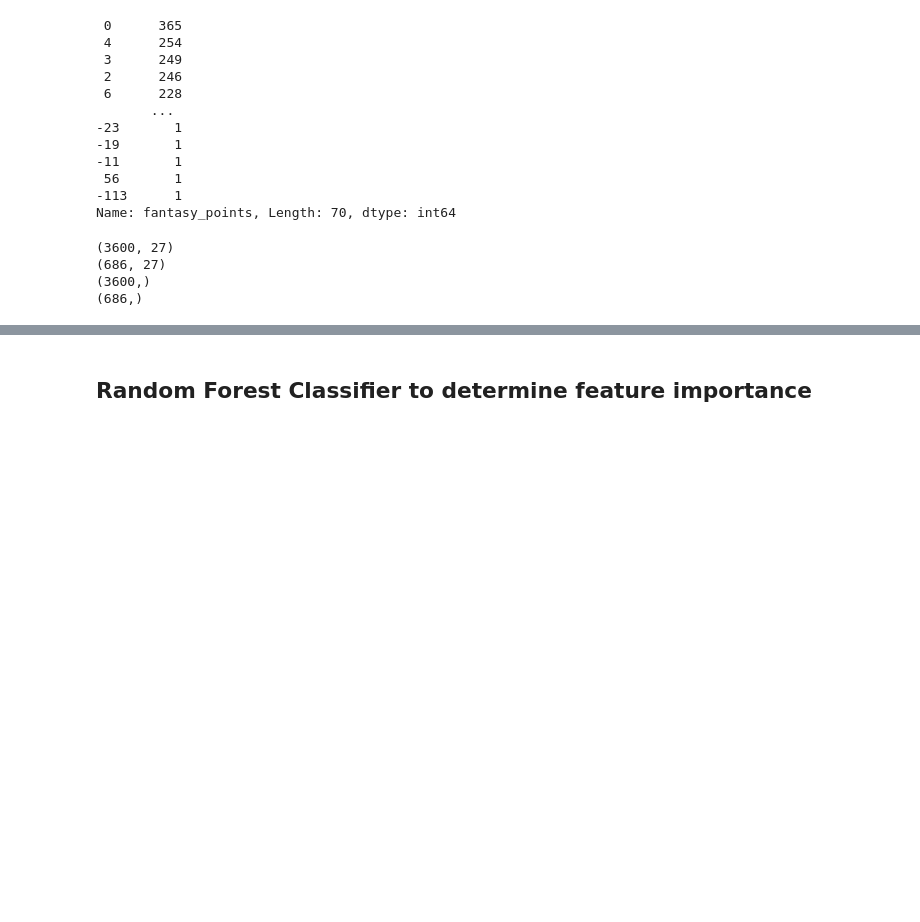
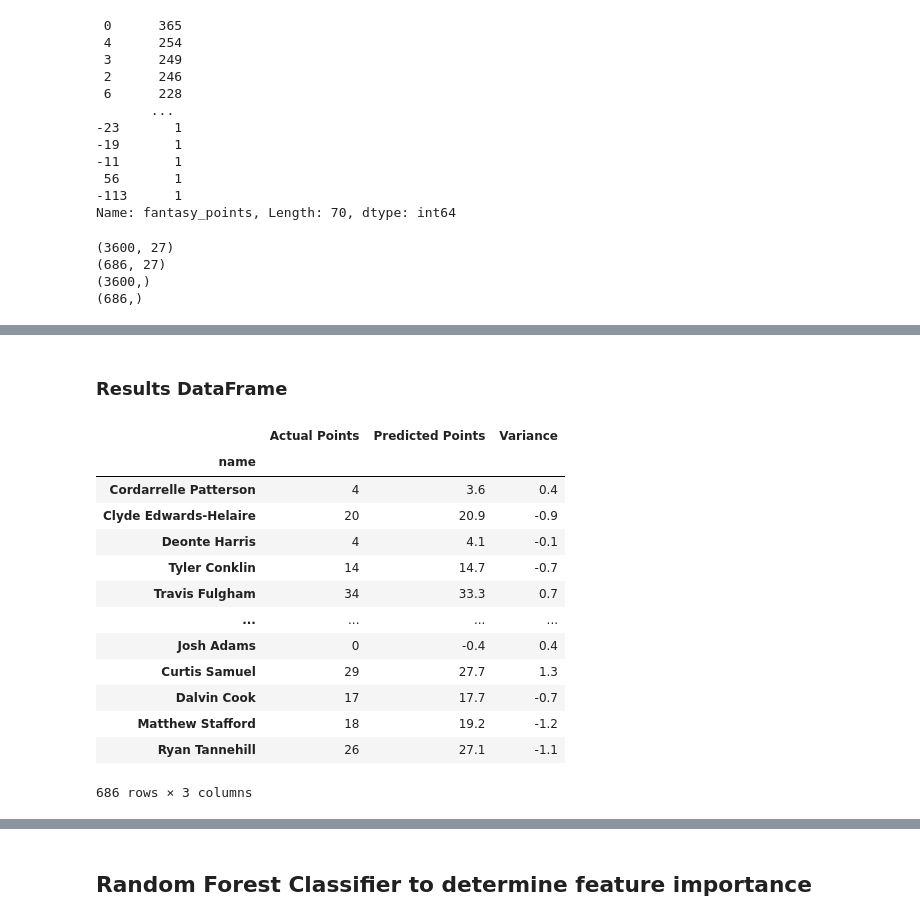
Before and after one commit to sbull32/team_cautious_waffle, a Jupyter notebook: waffles_ml_model.ipynb, the cells around one changed output, grey strips where cells are left out. Cells and saved outputs as stored; diff of their text form; code cells hidden in the pictures; blank space fills up the shorter version.

```diff
--- a/waffles_ml_model.ipynb
+++ b/waffles_ml_model.ipynb
@@ -124,0 +128,2 @@ print(y_test.shape)
+# %% [markdown]
+### Results DataFrame
@@ -124,0 +138,17 @@ print(y_test.shape)
+# %%
+results_df
+# %% [output]
+|  | Actual Points | Predicted Points | Variance |
+| name |  |  |  |
+| Cordarrelle Patterson | 4 | 3.6 | 0.4 |
+| Clyde Edwards-Helaire | 20 | 20.9 | -0.9 |
+| Deonte Harris | 4 | 4.1 | -0.1 |
+| Tyler Conklin | 14 | 14.7 | -0.7 |
+| Travis Fulgham | 34 | 33.3 | 0.7 |
+| ... | ... | ... | ... |
+| Josh Adams | 0 | -0.4 | 0.4 |
+| Curtis Samuel | 29 | 27.7 | 1.3 |
+| Dalvin Cook | 17 | 17.7 | -0.7 |
+| Matthew Stafford | 18 | 19.2 | -1.2 |
+| Ryan Tannehill | 26 | 27.1 | -1.1 |
+686 rows × 3 columns
```
Also changed, not shown: parts of 69 cells of this notebook.
